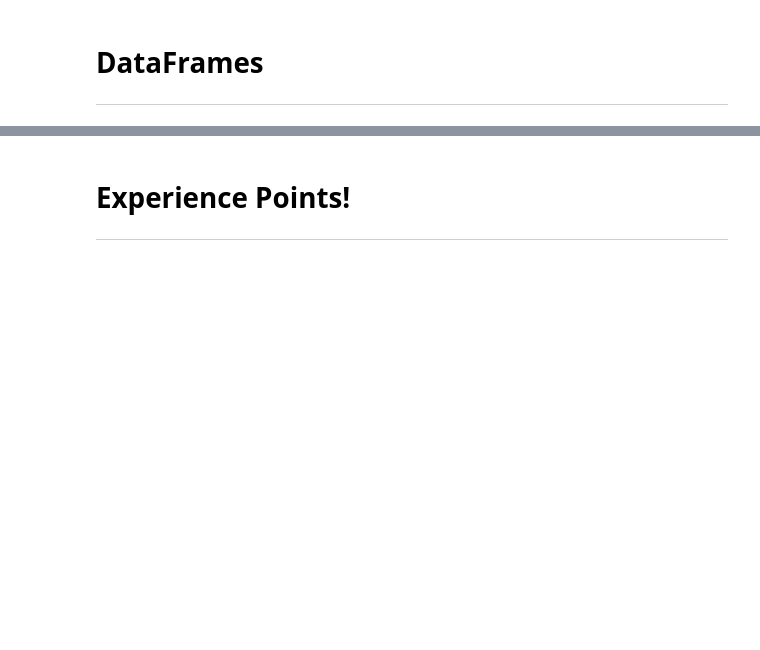
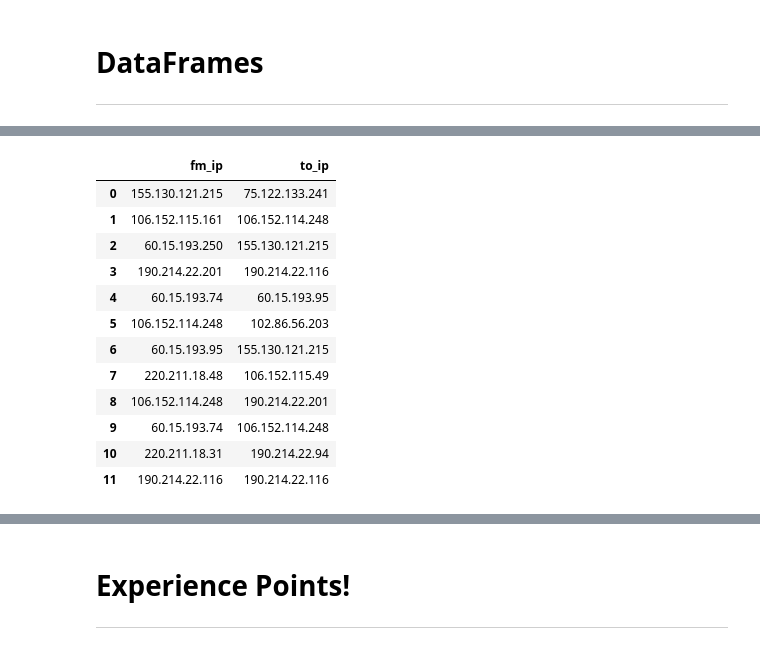
Before and after one commit to wtberry/data_analysis_tutorials, a Jupyter notebook: 15/pandas_dataframes_series.ipynb, the cells around one changed output, grey strips where cells are left out. Saved outputs shown, nothing was run; the diff lists cells and outputs as text; code cells hidden in the pictures; blank space fills up the shorter version.

```diff
--- a/15/pandas_dataframes_series.ipynb
+++ b/15/pandas_dataframes_series.ipynb
@@ -462,3 +681,19 @@ logs.columns
+# %%
+logs[['fm_ip', 'to_ip']].head(12)
+# %% [output]
+|  | fm_ip | to_ip |
+| 0 | 155.130.121.215 | 75.122.133.241 |
+| 1 | 106.152.115.161 | 106.152.114.248 |
+| 2 | 60.15.193.250 | 155.130.121.215 |
+| 3 | 190.214.22.201 | 190.214.22.116 |
+| 4 | 60.15.193.74 | 60.15.193.95 |
+| 5 | 106.152.114.248 | 102.86.56.203 |
+| 6 | 60.15.193.95 | 155.130.121.215 |
+| 7 | 220.211.18.48 | 106.152.115.49 |
+| 8 | 106.152.114.248 | 190.214.22.201 |
+| 9 | 60.15.193.74 | 106.152.114.248 |
+| 10 | 220.211.18.31 | 190.214.22.94 |
+| 11 | 190.214.22.116 | 190.214.22.116 |
 # %%
 logs = pd.read_csv('pandas_numpy/log_file_na.csv', names=['name',
                                                      'email',
```
Also changed, not shown: parts of 44 cells of this notebook.
